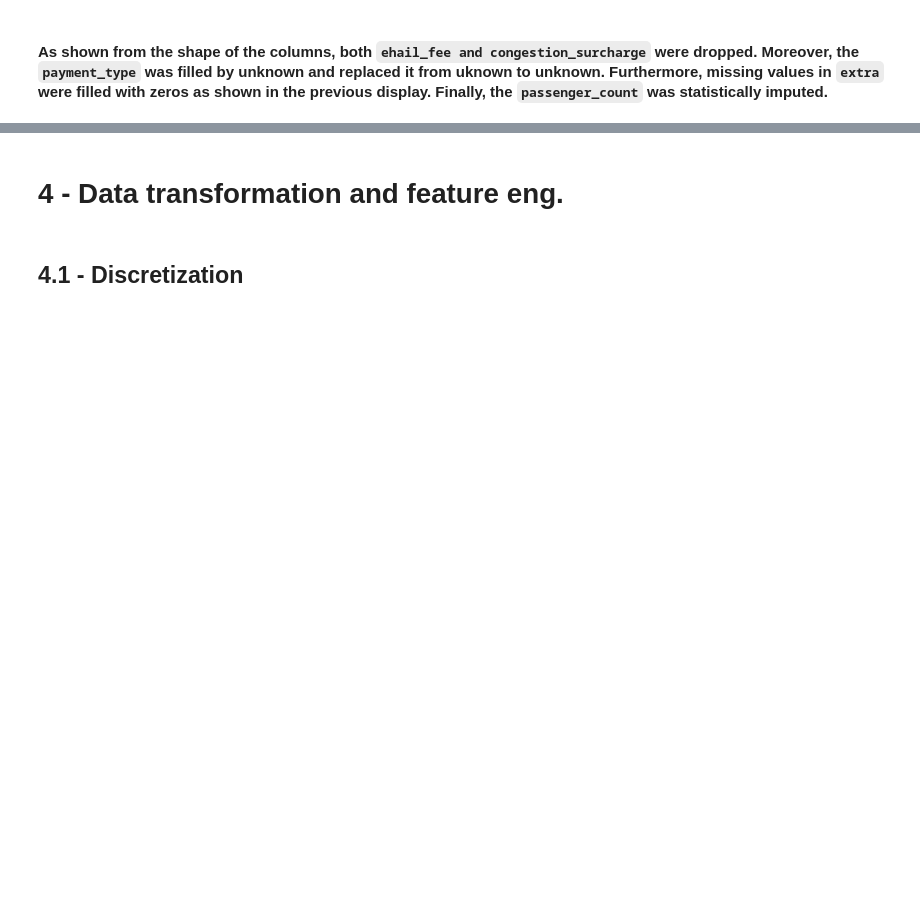
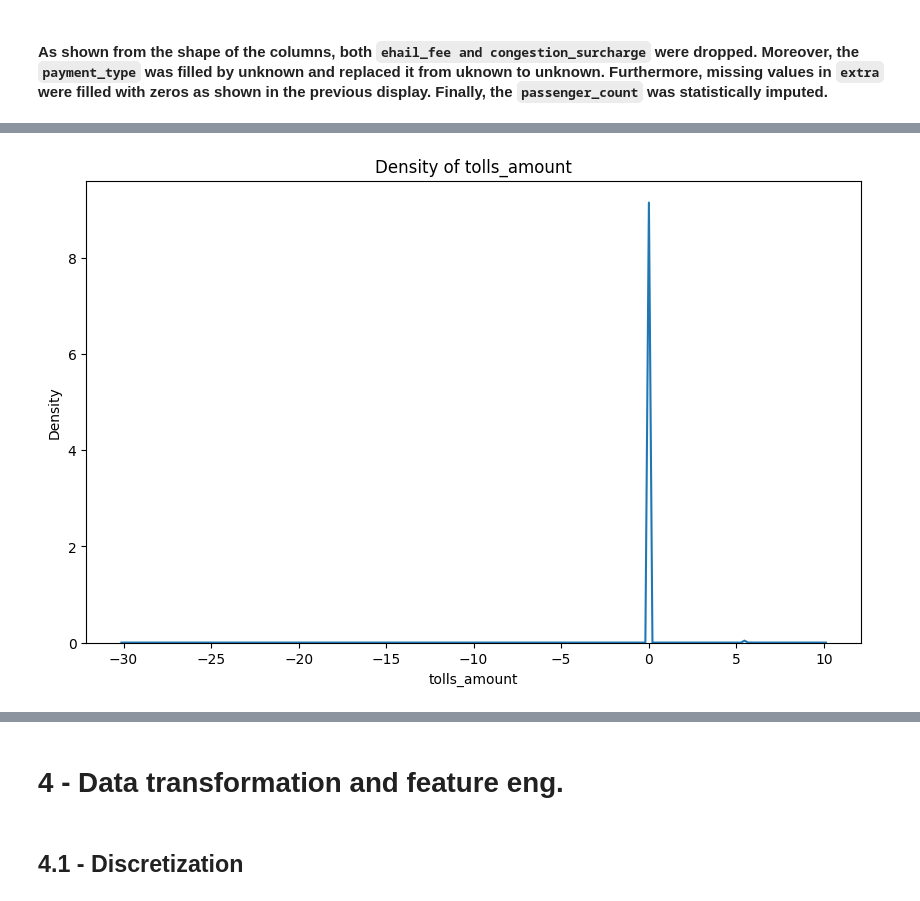
Before and after one commit to OmarMoataz19/Data-Engineering, a Jupyter notebook: Milestone 1/template.ipynb, the cells around one changed output, grey strips where cells are left out. Saved outputs shown, nothing was run; the diff lists cells and outputs as text; code cells hidden in the pictures; blank space fills up the shorter version.

```diff
--- a/Milestone 1/template.ipynb
+++ b/Milestone 1/template.ipynb
@@ -753,0 +1094,35 @@ def remove_unwanted_values(df, feature, unwanted_value):
+# %%
+def remove_unwanted_values(df, feature, unwanted_value):
+    """
+    Removes rows with unwanted values from the given feature column.
+    """
+    return df[df[feature] != unwanted_value]
+
+def impute_outliers_with_mean(df, feature, total_column:None, threshold):
+    """
+    Impute outliers in a feature using the mean of values below a given threshold.
+
+    Parameters:
+    - df (pd.DataFrame): The data frame.
+    - feature (str): The column with outliers.
+    - total_column (str): The total amount column to adjust based on imputed values.
+    - threshold (float): The threshold value to determine outliers.
+
+    Returns:
+    - DataFrame: The modified data frame.
+    """
+
+    # Calculate the mean excluding outliers, negative and zero values
+    mean_val = df[(df[feature] < threshold) & (df[feature] > 0)][feature].mean()
+
+    # Create a mask for rows that are outliers
+    outliers_mask = df[feature] > threshold
+
+    if total_column:
+        # Adjust the total column based on the difference between the outlier and mean value
+        df.loc[outliers_mask, total_column] = df.loc[outliers_mask, total_column] - df.loc[outliers_mask, feature] + mean_val
+
+    # Impute the outliers with the mean value
+    df.loc[outliers_mask, feature] = mean_val
+
+    return df
@@ -778,0 +1213,6 @@ df_copy["passenger_count"] = df_copy["passenger_count"].astype(int)
+# %%
+df_copy = impute_outliers_with_mean(df_copy, 'tolls_amount','total_amount', 10)
+# %%
+plot_density(df_copy, 'tolls_amount')
+# %% [output]
+[figure, added]
```
Also changed, not shown: parts of 110 cells of this notebook.
